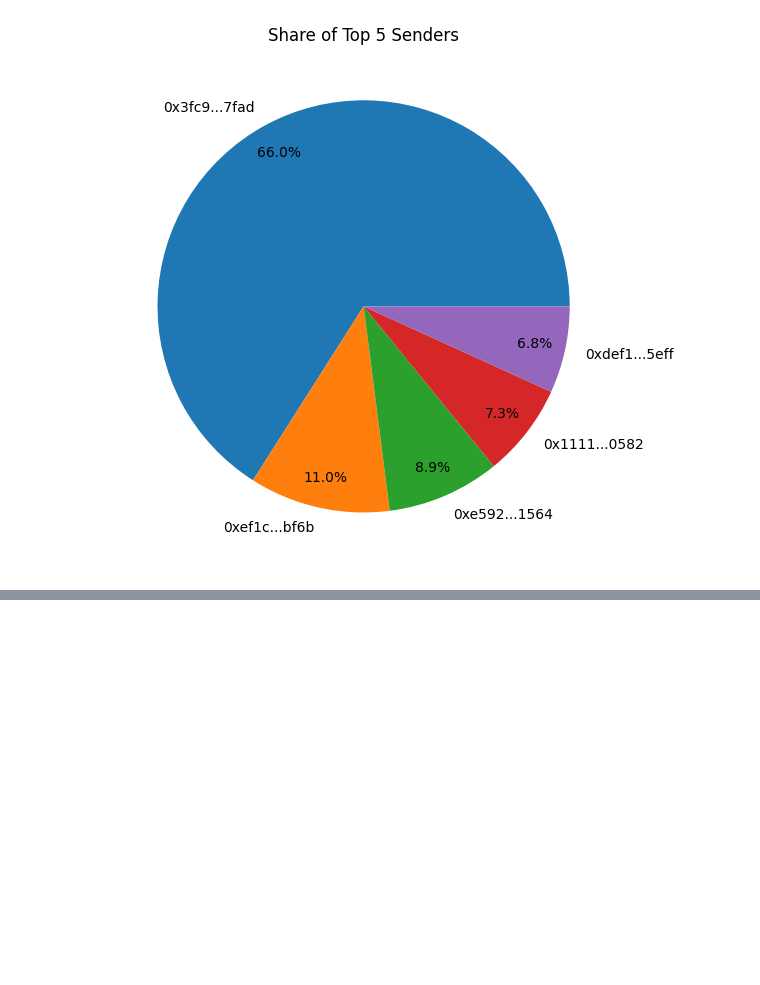
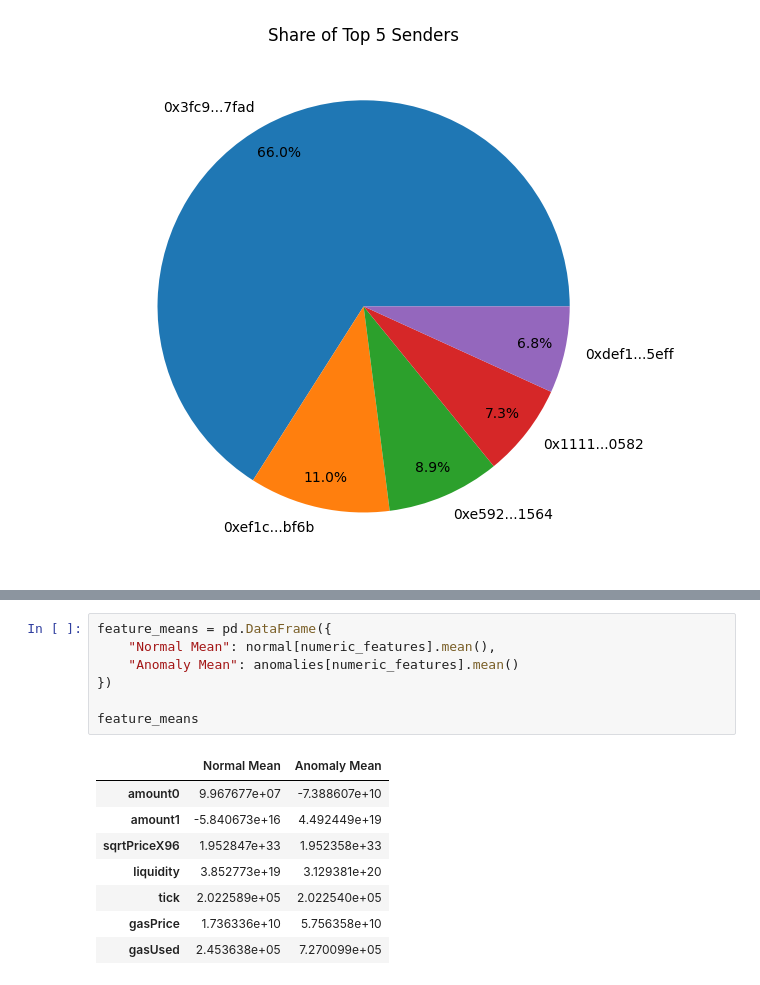
Before and after one commit to minaozdogan/Blockchain-Smart-Contract-Transaction-Anomaly-Detection-Project, a Jupyter notebook: notebooks/data_collection.ipynb, the cells around one changed output, grey strips where cells are left out. Drawn from its saved outputs; the diff is of its cells as text; blank space fills up the shorter version.

```diff
--- a/notebooks/data_collection.ipynb
+++ b/notebooks/data_collection.ipynb
@@ -487,0 +588,16 @@ plt.show()
+# %%
+feature_means = pd.DataFrame({
+    "Normal Mean": normal[numeric_features].mean(),
+    "Anomaly Mean": anomalies[numeric_features].mean()
+})
+
+feature_means
+# %% [output]
+|  | Normal Mean | Anomaly Mean |
+| amount0 | 9.967677e+07 | -7.388607e+10 |
+| amount1 | -5.840673e+16 | 4.492449e+19 |
+| sqrtPriceX96 | 1.952847e+33 | 1.952358e+33 |
+| liquidity | 3.852773e+19 | 3.129381e+20 |
+| tick | 2.022589e+05 | 2.022540e+05 |
+| gasPrice | 1.736336e+10 | 5.756358e+10 |
+| gasUsed | 2.453638e+05 | 7.270099e+05 |
```
Also changed, not shown: parts of 7 cells of this notebook.
